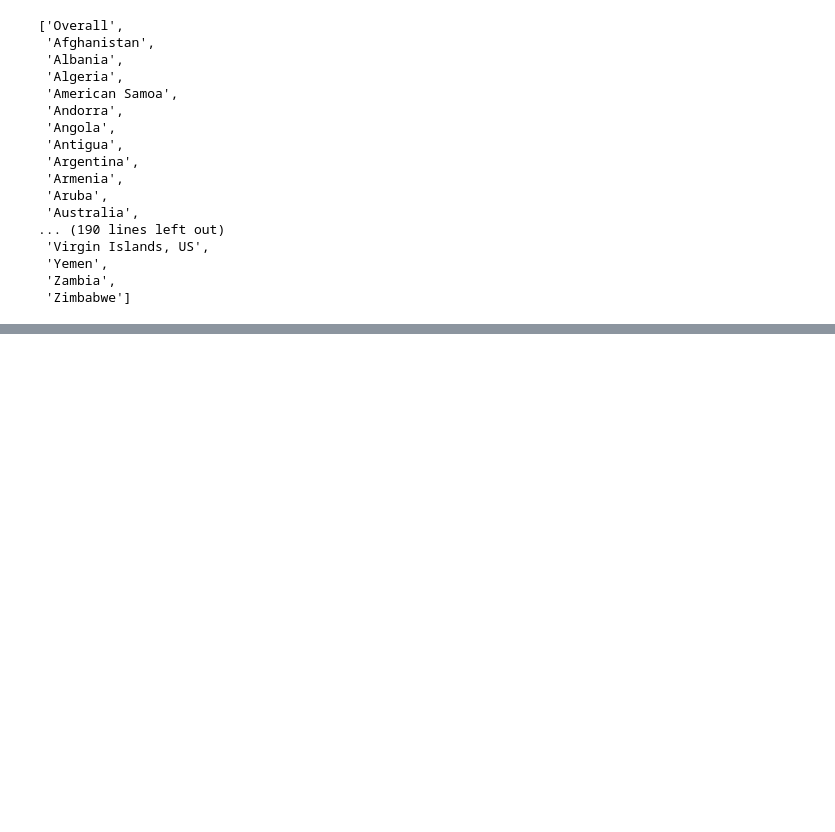
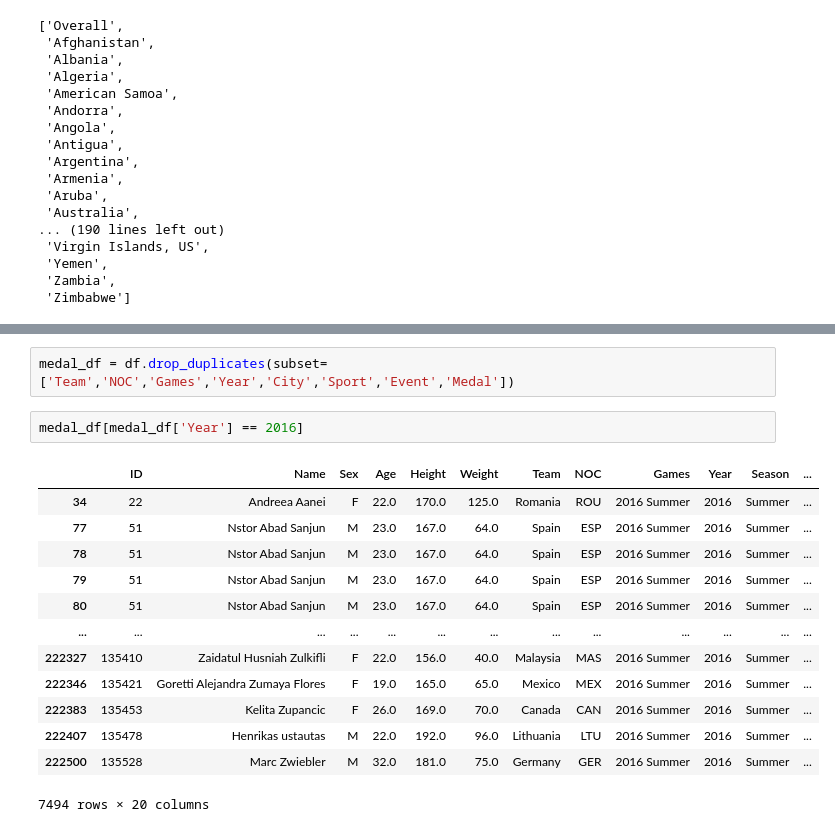
Before and after one commit to furyfist/Olympics-Data-Analyser, a Jupyter notebook: olympic_analysis.ipynb, the cells around one changed output, grey strips where cells are left out. Cells and saved outputs as stored; diff of their text form; blank space fills up the shorter version.

```diff
--- a/olympic_analysis.ipynb
+++ b/olympic_analysis.ipynb
@@ -277,0 +325,18 @@ country.tolist()
+# %%
+medal_df = df.drop_duplicates(subset=['Team','NOC','Games','Year','City','Sport','Event','Medal'])
+# %%
+medal_df[medal_df['Year'] == 2016]
+# %% [output]
+|  | ID | Name | Sex | Age | Height | Weight | Team | NOC | Games | Year | Season | ... |
+| 34 | 22 | Andreea Aanei | F | 22.0 | 170.0 | 125.0 | Romania | ROU | 2016 Summer | 2016 | Summer | ... |
+| 77 | 51 | Nstor Abad Sanjun | M | 23.0 | 167.0 | 64.0 | Spain | ESP | 2016 Summer | 2016 | Summer | ... |
+| 78 | 51 | Nstor Abad Sanjun | M | 23.0 | 167.0 | 64.0 | Spain | ESP | 2016 Summer | 2016 | Summer | ... |
+| 79 | 51 | Nstor Abad Sanjun | M | 23.0 | 167.0 | 64.0 | Spain | ESP | 2016 Summer | 2016 | Summer | ... |
+| 80 | 51 | Nstor Abad Sanjun | M | 23.0 | 167.0 | 64.0 | Spain | ESP | 2016 Summer | 2016 | Summer | ... |
+| ... | ... | ... | ... | ... | ... | ... | ... | ... | ... | ... | ... | ... |
+| 222327 | 135410 | Zaidatul Husniah Zulkifli | F | 22.0 | 156.0 | 40.0 | Malaysia | MAS | 2016 Summer | 2016 | Summer | ... |
+| 222346 | 135421 | Goretti Alejandra Zumaya Flores | F | 19.0 | 165.0 | 65.0 | Mexico | MEX | 2016 Summer | 2016 | Summer | ... |
+| 222383 | 135453 | Kelita Zupancic | F | 26.0 | 169.0 | 70.0 | Canada | CAN | 2016 Summer | 2016 | Summer | ... |
+| 222407 | 135478 | Henrikas ustautas | M | 22.0 | 192.0 | 96.0 | Lithuania | LTU | 2016 Summer | 2016 | Summer | ... |
+| 222500 | 135528 | Marc Zwiebler | M | 32.0 | 181.0 | 75.0 | Germany | GER | 2016 Summer | 2016 | Summer | ... |
+7494 rows × 20 columns
```
Also changed, not shown: parts of 6 cells of this notebook, 2 other files.
